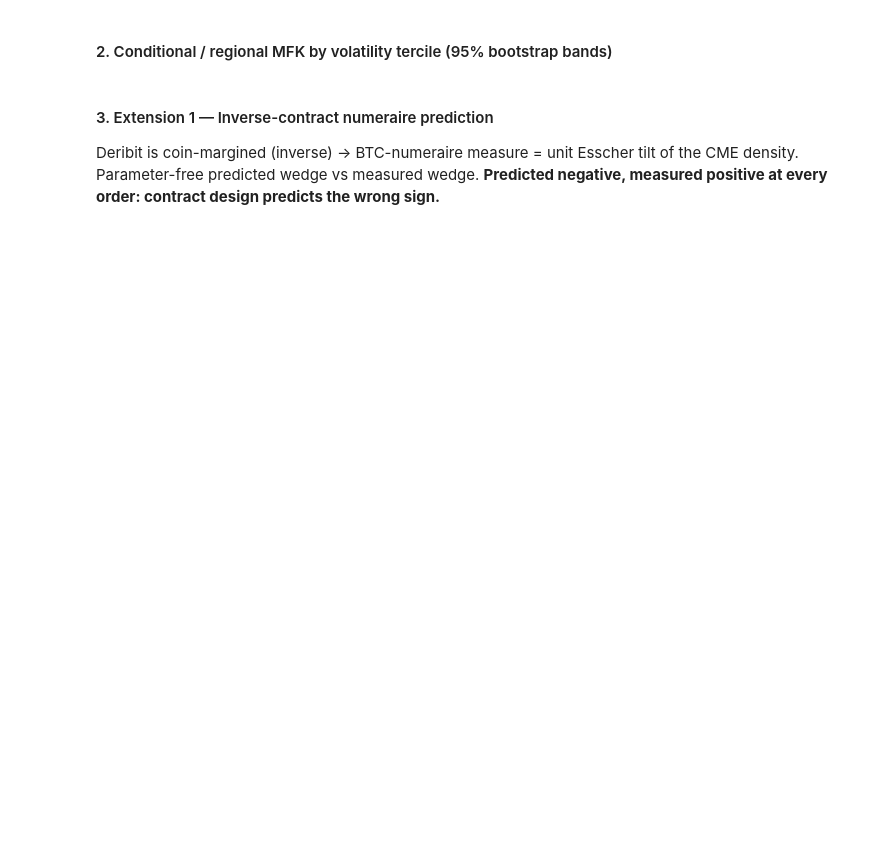
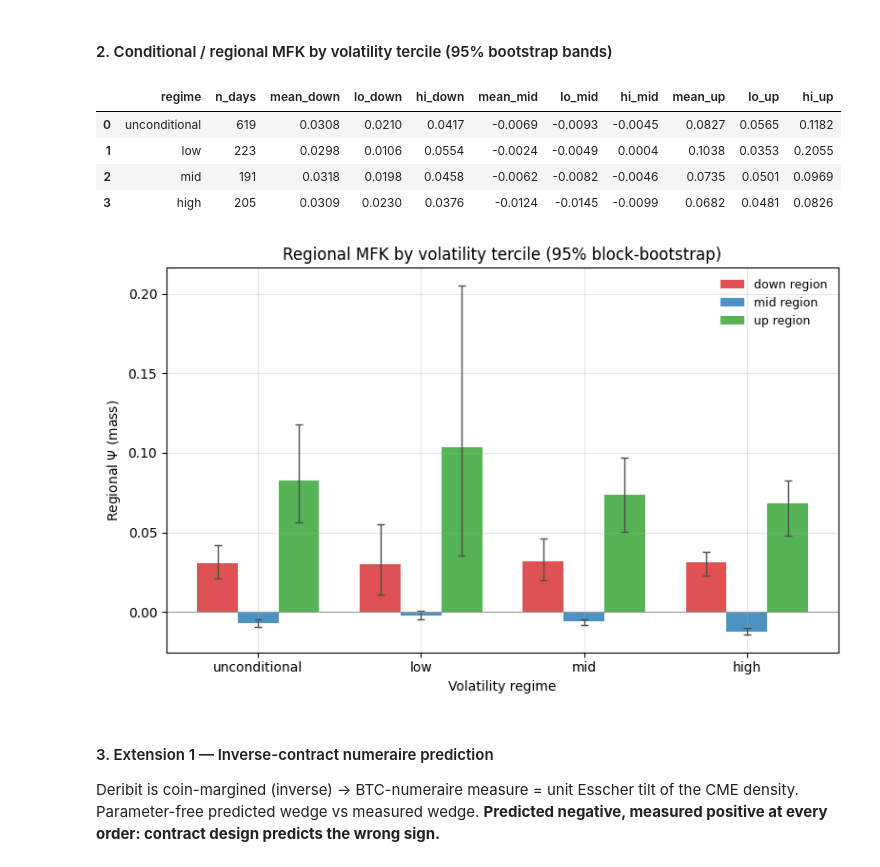
Before and after one commit to Lldelduca/bitcoin-risk-premia, a Jupyter notebook: notebooks/05_cross_venue.ipynb, the cells around one changed output. Cells and saved outputs as stored; diff of their text form; code cells hidden in the pictures; blank space fills up the shorter version.

Commit message:
Phase 5 Final

```diff
--- a/notebooks/05_cross_venue.ipynb
+++ b/notebooks/05_cross_venue.ipynb
@@ -91,25 +100,34 @@ for dv in ["Pi_2", "Pi_3", "Pi_4"]:
 # %%
 display(regional[["regime", "n_days", "mean_down", "lo_down", "hi_down",
                   "mean_mid", "lo_mid", "hi_mid",
                   "mean_up", "lo_up", "hi_up"]].round(4))
 
 fig, ax = plt.subplots(figsize=(8, 5))
 regimes = regional["regime"].tolist()
 x = np.arange(len(regimes))
 w = 0.25
 for k, (reg, col) in enumerate([("down", "C3"), ("mid", "C0"), ("up", "C2")]):
     m = regional[f"mean_{reg}"].values
     lo = regional[f"lo_{reg}"].values
     hi = regional[f"hi_{reg}"].values
     ax.bar(x + (k-1)*w, m, w, color=col, alpha=0.8, label=f"{reg} region")
     ax.errorbar(x + (k-1)*w, m, yerr=[m-lo, hi-m], fmt="none",
                 ecolor="0.3", capsize=3, lw=1)
 ax.axhline(0, color="0.6", lw=0.8)
 ax.set_xticks(x); ax.set_xticklabels(regimes)
 ax.set_ylabel(r"Regional $\Psi$ (mass)"); ax.set_xlabel("Volatility regime")
 ax.set_title("Regional MFK by volatility tercile (95% block-bootstrap)")
 ax.legend(frameon=False, fontsize=9)
-plt.tight_layout(); plt.show()
+plt.tight_layout()
+plt.savefig(PHASE5_FIG / "fig_regional_mfk.png", dpi=300)
+plt.show()
+# %% [output]
+|  | regime | n_days | mean_down | lo_down | hi_down | mean_mid | lo_mid | hi_mid | mean_up | lo_up | hi_up |
+| 0 | unconditional | 619 | 0.0308 | 0.0210 | 0.0417 | -0.0069 | -0.0093 | -0.0045 | 0.0827 | 0.0565 | 0.1182 |
+| 1 | low | 223 | 0.0298 | 0.0106 | 0.0554 | -0.0024 | -0.0049 | 0.0004 | 0.1038 | 0.0353 | 0.2055 |
+| 2 | mid | 191 | 0.0318 | 0.0198 | 0.0458 | -0.0062 | -0.0082 | -0.0046 | 0.0735 | 0.0501 | 0.0969 |
+| 3 | high | 205 | 0.0309 | 0.0230 | 0.0376 | -0.0124 | -0.0145 | -0.0099 | 0.0682 | 0.0481 | 0.0826 |
+[figure, added]
 # %% [markdown]
 #### 3. Extension 1 — Inverse-contract numeraire prediction
 
```
Also changed, not shown: parts of 10 cells of this notebook, 27 other files.
